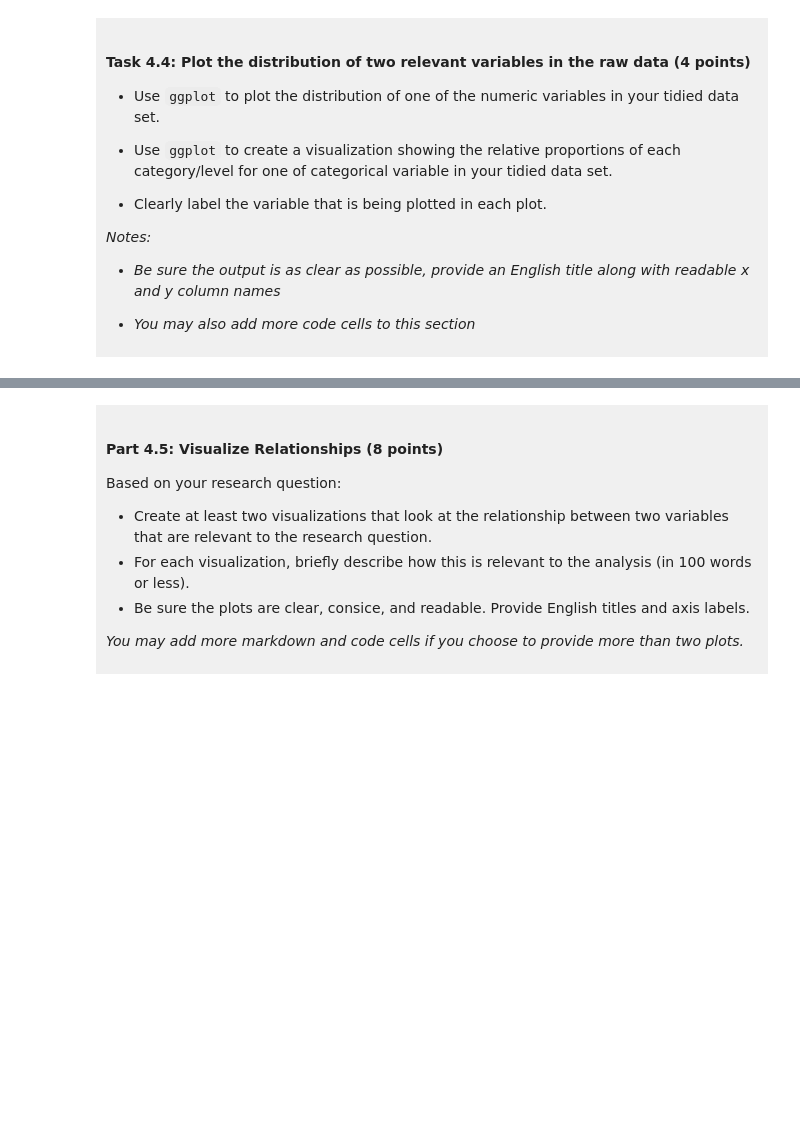
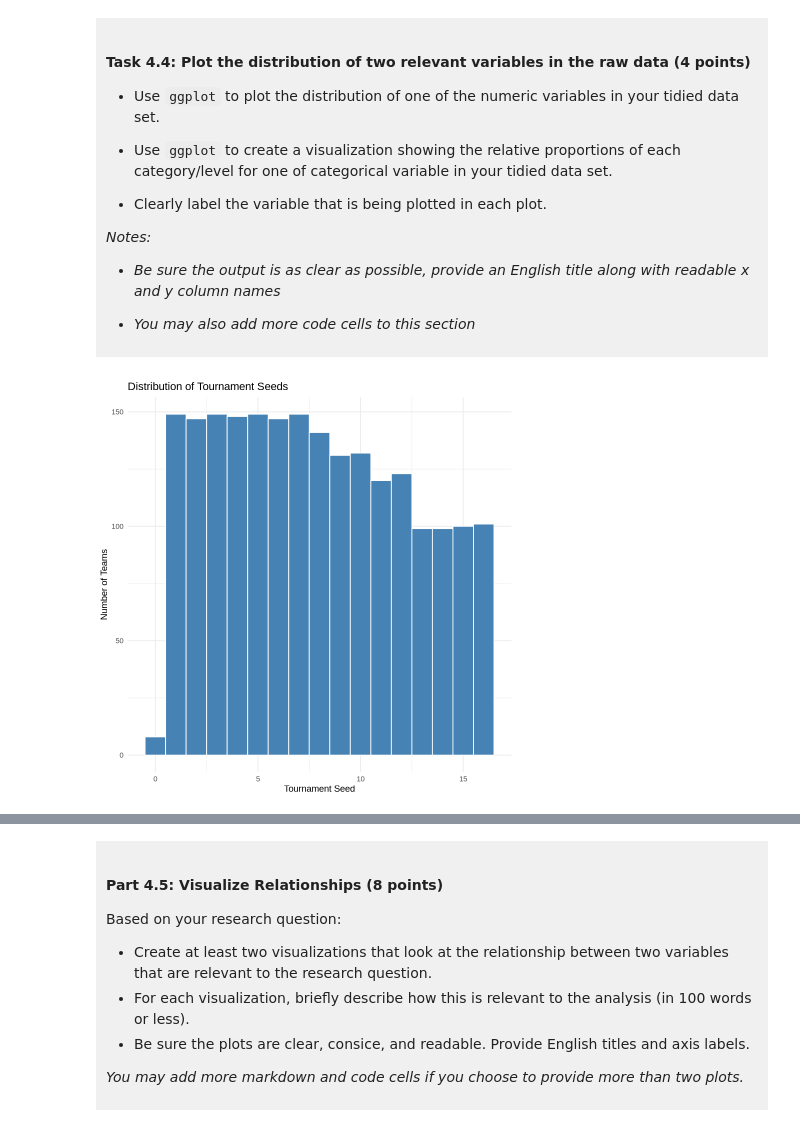
Before and after one commit to SangwanIshant/dsci-100-project-ishant, a Jupyter notebook: dsci-100-project-notebook.ipynb, the cells around one changed output, grey strips where cells are left out. Cells and saved outputs as stored; diff of their text form; code cells hidden in the pictures; blank space fills up the shorter version.

```diff
--- a/dsci-100-project-notebook.ipynb
+++ b/dsci-100-project-notebook.ipynb
@@ -129,4 +129,8 @@ To help you with the analysis, here is a table of descriptions of each of the va
 </div>
 # %%
 
-#this is a comment made on jupyter
+library(tidyverse)
+
+basketball_data <- read_csv("https://raw.githubusercontent.com/diverse-data-hub/diversedata/refs/heads/main/data-clean/womensmarchmadness.csv")
+
+head(basketball_data)
@@ -189,4 +221,21 @@ Produce a tidy data set that could be used to answer your research question usin
 
 </div>
 # %%
-### EDIT THIS CODE CELL ###
+
+# Keep the columns needed for the research question
+
+# Select the variables needed for the prediction
+tidy_data <- basketball_data |>
+  select(seed, conf_wins_pct, tourney_finish) |>
+  drop_na(seed, conf_wins_pct, tourney_finish) |>
+  mutate(
+    sweet_sixteen = if_else(
+      tourney_finish %in% c("top_16_loss", "top_8_loss",
+                           "top_4_loss", "top_2_loss", "champ"),
+      "Yes", "No"
+    ),
+    sweet_sixteen = factor(sweet_sixteen, levels = c("Yes", "No"))
+  ) |>
+  select(seed, conf_wins_pct, sweet_sixteen)
+
+head(tidy_data)
@@ -257,5 +360,16 @@ You will refine your research question (if needed) and produce a tidy data set.
 
 </div>
 # %%
-### EDIT THIS CODE CELL FOR PLOT 1 ###
+
+# Distribution of tournament seeds
+ggplot(tidy_data, aes(x = seed)) +
+  geom_histogram(binwidth = 1, fill = "steelblue", color = "white") +
+  labs(
+    title = "Distribution of Tournament Seeds",
+    x = "Tournament Seed",
+    y = "Number of Teams"
+  ) +
+  theme_minimal()
+# %% [output]
+[figure, added]
 # %%
```
Also changed, not shown: parts of 22 cells of this notebook, 1 other file.
